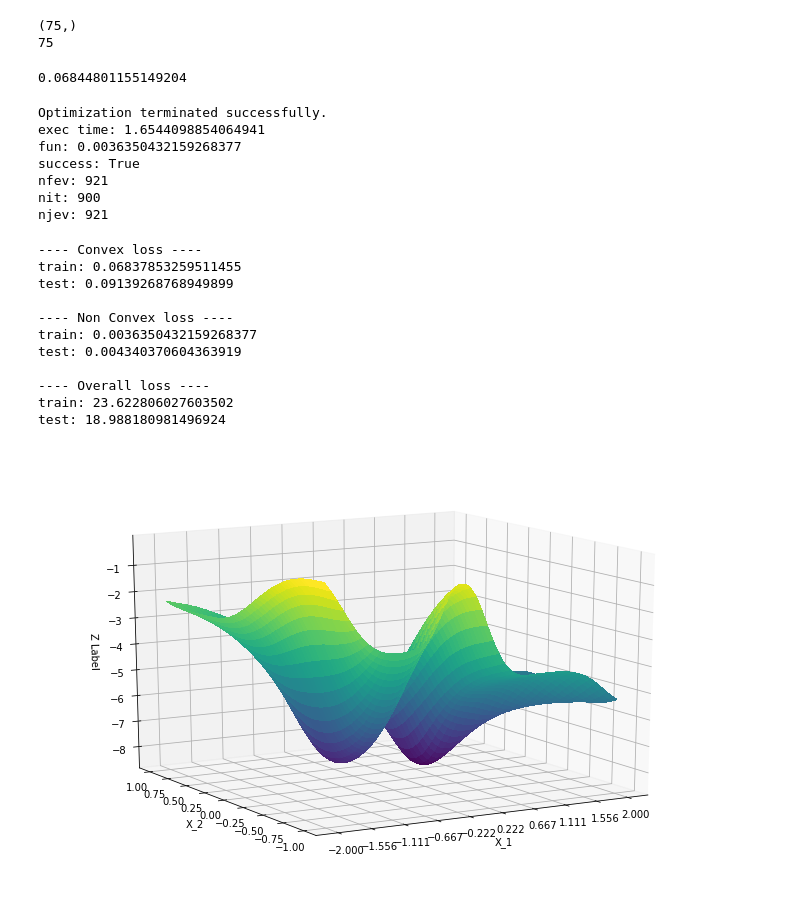
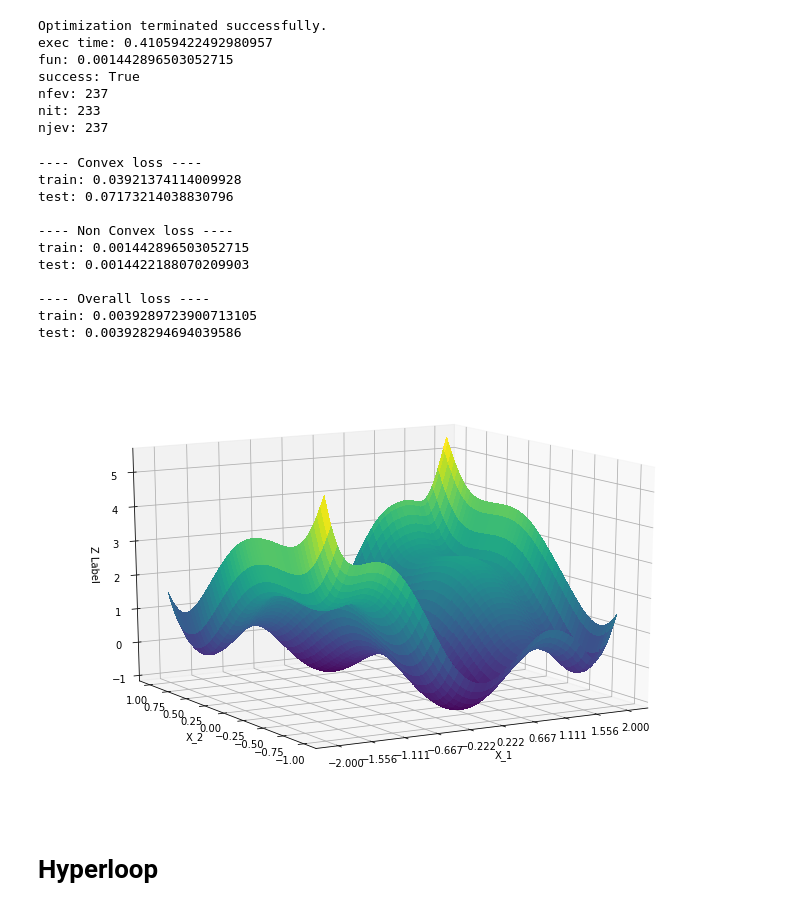
Before and after one commit to cerniello/Feedforward_neural_network, a Jupyter notebook: OMML_Project_1_FFNN_2BLOCK.ipynb, the cells around one changed output. Saved outputs shown, nothing was run; the diff lists cells and outputs as text; code cells hidden in the pictures.

```diff
--- a/OMML_Project_1_FFNN_2BLOCK.ipynb
+++ b/OMML_Project_1_FFNN_2BLOCK.ipynb
@@ -29,6 +29,8 @@ def convex_fun(X, v, W, b):
 
     # creating matrix X1 (X matrix plus array of ones)
     X1 = np.append(X, -1* np.ones((X.shape[0], 1)), axis=1)
+    Wb = np.append(W, b, axis=1)
+
     return np.dot(v.T, g_fun(np.dot(Wb, np.transpose(X1)), sigma))
 
 def convex_Grad(v, X_train, y_true, W, b):
@@ -60,14 +62,14 @@ def convex_Grad(v, X_train, y_true, W, b):
 def convex_loss(v, X, y_true, W, b):
     y_pred = convex_fun(X, v, W, b)
     l = np.sum((y_pred - y_true)**2)/(2 * X.shape[0]) + rho * np.linalg.norm(v)**2
-    loss_history.append(l)
+    #loss_history.append(l)
     return l
 
 
 def non_convex_loss(omega, X, y_true, v):
     y_pred = non_convex_fun(X, omega, v)
     l = np.sum((y_pred - y_true)**2)/(2 * X.shape[0]) + rho * np.linalg.norm(omega)**2
-    loss_history.append(l)
+    #loss_history.append(l)
     return l
 
 
@@ -138,8 +140,8 @@ def MLP_fun(X, omega):
 
 def MLP_loss(omega, X, y_true):
     y_pred = MLP_fun(X, omega)
-    l = np.sum((y_pred - y_true)**2)/(2 * X.shape[0]) + rho * np.linalg.norm(v)**2
-    loss_history.append(l)
+    l = np.sum((y_pred - y_true)**2)/(2 * X.shape[0]) + rho * np.linalg.norm(omega)**2
+    #loss_history.append(l)
     return l
 # %%
 file = pd.ExcelFile('dataPoints.xlsx')
@@ -155,7 +157,7 @@ X_train, X_test, y_train, y_test = train_test_split(X, y_true.reshape(-1,1), tes
 y_train = y_train.reshape(1,-1)
 y_test = y_test.reshape(1,-1)
 # %%
-N = 25
+N = 30
 n = np.shape(X)[1]
 sigma = 1.8
 rho = 0.00001
@@ -168,11 +170,11 @@ b = np.random.randn(N,1)
 v = np.random.randn(N,1)
 
 # merge W with b
-Wb = np.append(W, b, axis=1)
+#Wb = np.append(W, b, axis=1)
 
 t1 = time()
-res = minimize(convex_loss, v, jac = convex_Grad, args=(X_train, y_train, W, b), method = "BFGS")#,
-               #options = {"maxiter": 50, "gtol":1e-2})
+res = minimize(convex_loss, v, jac = convex_Grad, args=(X_train, y_train, W, b), method = "BFGS",
+               options = {'gtol': 1e-8})
 t1 = time()-t1
 print(t1)
 # %% [output]
@@ -205,16 +211,13 @@ print(omega.shape)
 # %%
-print(non_convex_Grad(omega, X_train, y_train, v_star).shape)
-print(W.shape[0]*W.shape[1] + b.shape[0]) # check if it's the same.. OK!
+#print(non_convex_Grad(omega, X_train, y_train, v_star).shape)
+#print(W.shape[0]*W.shape[1] + b.shape[0]) # check if it's the same.. OK!
-# %% [output]
-(75,)
-75
 # %%
-non_convex_loss(omega, X, y_true, v_star)
+#non_convex_loss(omega, X, y_true, v_star)
-# %% [output]
-0.06844801155149204
 # %%
 t1 = time()
-res = minimize(non_convex_loss, omega, jac = non_convex_Grad, args=(X_train, y_train, v_star), method = "BFGS")
+# adding a threshold on the gradient norm between 1e-2 and 1e-5
+res = minimize(non_convex_loss, omega, jac = non_convex_Grad, args=(X_train, y_train, v_star), method = "BFGS",
+               options={'gtol':1e-3})
 t1 = time() - t1
 # %%
 print(res.message)
@@ -226,12 +229,12 @@ print('nit:', res.nit)
 print('njev:', res.njev)
 # %% [output]
 Optimization terminated successfully.
-exec time: 1.6544098854064941
-fun: 0.0036350432159268377
+exec time: 0.41059422492980957
+fun: 0.001442896503052715
 success: True
-nfev: 921
-nit: 900
-njev: 921
+nfev: 237
+nit: 233
+njev: 237
 # %%
 # losses
 v_star
@@ -240,53 +243,56 @@ W_and_b_star = res.x
 W_star = res.x[0:n*N].reshape(N, n)
 b_star = res.x[n*N:].reshape(N,1)
 
+
 print('---- Convex loss ----')
 print('train:', convex_loss(v_star, X_train, y_train, W_star, b_star))
 print('test:', convex_loss(v_star, X_test, y_test, W_star, b_star), '\n')
 
 
 print('---- Non Convex loss ----')
-print('train:', non_convex_loss(res.x, X_train, y_train, v_star))
-print('test:', non_convex_loss(res.x, X_test, y_test, v_star), '\n')
+print('train:', non_convex_loss(W_and_b_star, X_train, y_train, v_star))
+print('test:', non_convex_loss(W_and_b_star, X_test, y_test, v_star), '\n')
 
 
 
-omega_star = np.concatenate((v.reshape(-1,1), W.reshape(N*n,1), b)).reshape(-1)
+omega_star = np.concatenate((v_star.reshape(-1,1), W_star.reshape(N*n,1), b_star)).reshape(-1)
 
 print('---- Overall loss ----')
 print('train:', MLP_loss(omega_star, X_train, y_train))
 print('test:', MLP_loss(omega_star, X_test, y_test))
 # %% [output]
 ---- Convex loss ----
-train: 0.06837853259511455
-test: 0.09139268768949899
+train: 0.03921374114009928
+test: 0.07173214038830796
 
 ---- Non Convex loss ----
-train: 0.0036350432159268377
-test: 0.004340370604363919
+train: 0.001442896503052715
+test: 0.0014422188070209903
 
 ---- Overall loss ----
-train: 23.622806027603502
-test: 18.988180981496924
+train: 0.0039289723900713105
+test: 0.003928294694039586
 # %%
 import matplotlib.pyplot as plt
 from mpl_toolkits.mplot3d import Axes3D
 import matplotlib.cm as cm
 
-X_1 = np.linspace(-2,2,500)
-X_2 = np.linspace(-1,1,500)
+X_1 = np.linspace(-2,2,100)
+X_2 = np.linspace(-1,1,100)
 X_1, X_2 = np.meshgrid(X_1, X_2)
 zs = np.array([MLP_fun(np.array([x,y]).reshape(1,2), omega_star) for x,y in zip(np.ravel(X_1), np.ravel(X_2))])
 Z = zs.reshape(X_1.shape)
 fig = plt.figure(figsize=(12,8))
 ax = fig.gca(projection='3d')
 ax.plot_surface(X_1, X_2, Z ,linewidth=0,cmap=cm.viridis, antialiased=False)
 ax.set_xticks((np.linspace(-2,2,10)))
 ax.view_init(elev=15, azim=240)
 ax.set_xlabel('X_1')
 ax.set_ylabel('X_2')
 ax.set_zlabel('Z Label')
 plt.savefig('graph_question_1_1.png',dpi=600)
 plt.show()
 # %% [output]
-[figure, old version]
+[figure, new version]
+# %% [markdown]
+# Hyperloop
```
Also changed, not shown: parts of 11 cells of this notebook.
